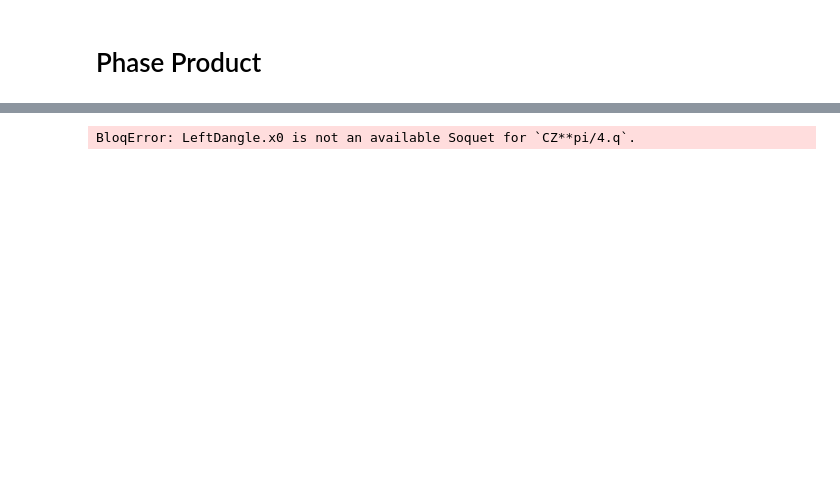
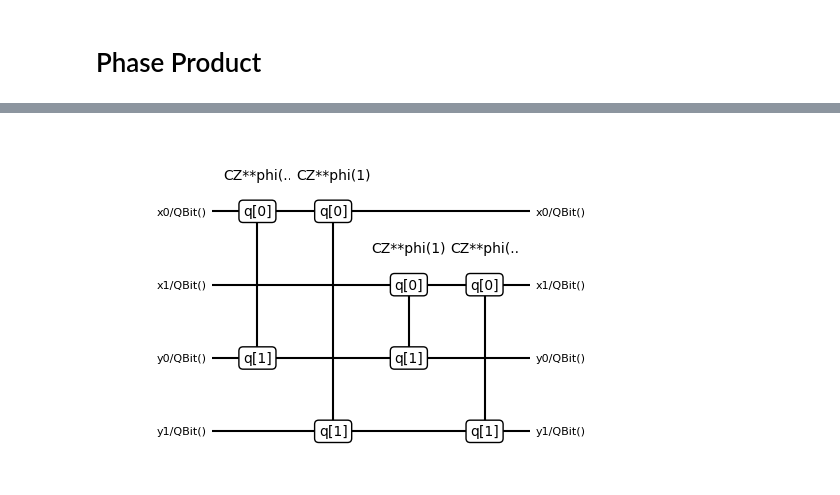
Before and after one commit to yudongcao/Qualtran, a Jupyter notebook: qualtran/bloqs/arithmetic/PhaseProduct.ipynb, the cells around one changed output, grey strips where cells are left out. Drawn from its saved outputs; the diff is of its cells as text; code cells hidden in the pictures; blank space fills up the shorter version.

Commit message:
Full base cases and visualization

```diff
--- a/qualtran/bloqs/arithmetic/PhaseProduct.ipynb
+++ b/qualtran/bloqs/arithmetic/PhaseProduct.ipynb
@@ -14,8 +13,11 @@ ImportError: cannot import name 'CRz' from 'qualtran.bloqs.basic_gates.rotation'
-# %%
-Base2 = Base2(phi=sympy.pi/4)
-Base3 = Base3(phi=sympy.pi/4)
+# %%
+Base2 = Base2(phi1=sympy.Symbol('phi(0)')+sympy.Symbol('phi(1)'),phi2=sympy.Symbol('phi(1)'),phi3=sympy.Symbol('phi(1)'),phi4=sympy.Symbol('phi(2)')+sympy.Symbol('phi(1)'))
+Base3 = Base3(phi1=sympy.Symbol('phi(0)')+sympy.Symbol('phi(1)')+sympy.Symbol('phi(2)')+sympy.Symbol('phi(3)'),phi2=sympy.Symbol('phi(1)')-sympy.Symbol('phi(2)')-2*sympy.Symbol('phi(3)'),phi3=sympy.Symbol('phi(1)')+sympy.Symbol('phi(2)')+4*sympy.Symbol('phi(3)'),phi4=sympy.Symbol('phi(1)')-sympy.Symbol('phi(2)')-2*sympy.Symbol('phi(3)'),phi5=sympy.Symbol('phi(1)')+sympy.Symbol('phi(2)')+4*sympy.Symbol('phi(3)'),phi6=sympy.Symbol('phi(1)')-sympy.Symbol('phi(2)')-8*sympy.Symbol('phi(3)'),phi7=sympy.Symbol('phi(1)')+sympy.Symbol('phi(2)')+4*sympy.Symbol('phi(3)'),phi8=sympy.Symbol('phi(1)')-sympy.Symbol('phi(2)')-8*sympy.Symbol('phi(3)'),phi9=sympy.Symbol('phi(4)')+sympy.Symbol('phi(1)')+sympy.Symbol('phi(2)')+16*sympy.Symbol('phi(3)'))
 # %%
 TBase2 = Base2.tensor_contract()
 TBase3 = Base3.tensor_contract()
-# %% [output]
-BloqError: LeftDangle.x0 is not an available Soquet for `CZ**pi/4.q`.
+# %%
+cbloq2 = Base2.decompose_bloq()
+show_bloq(cbloq2, 'musical_score')
+# %% [output]
+[figure, added]
```
Also changed, not shown: parts of 12 cells of this notebook, 2 other files.
